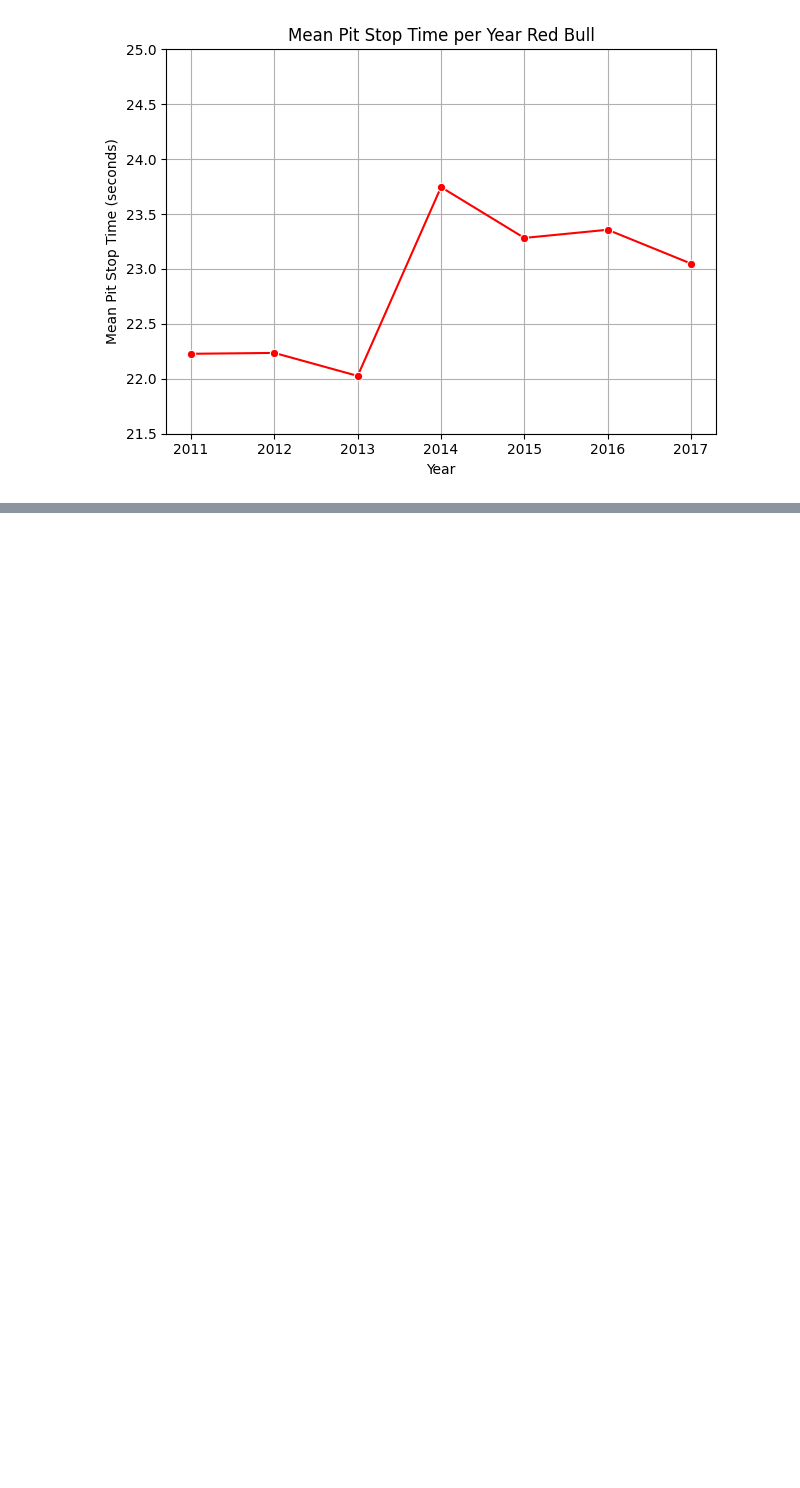
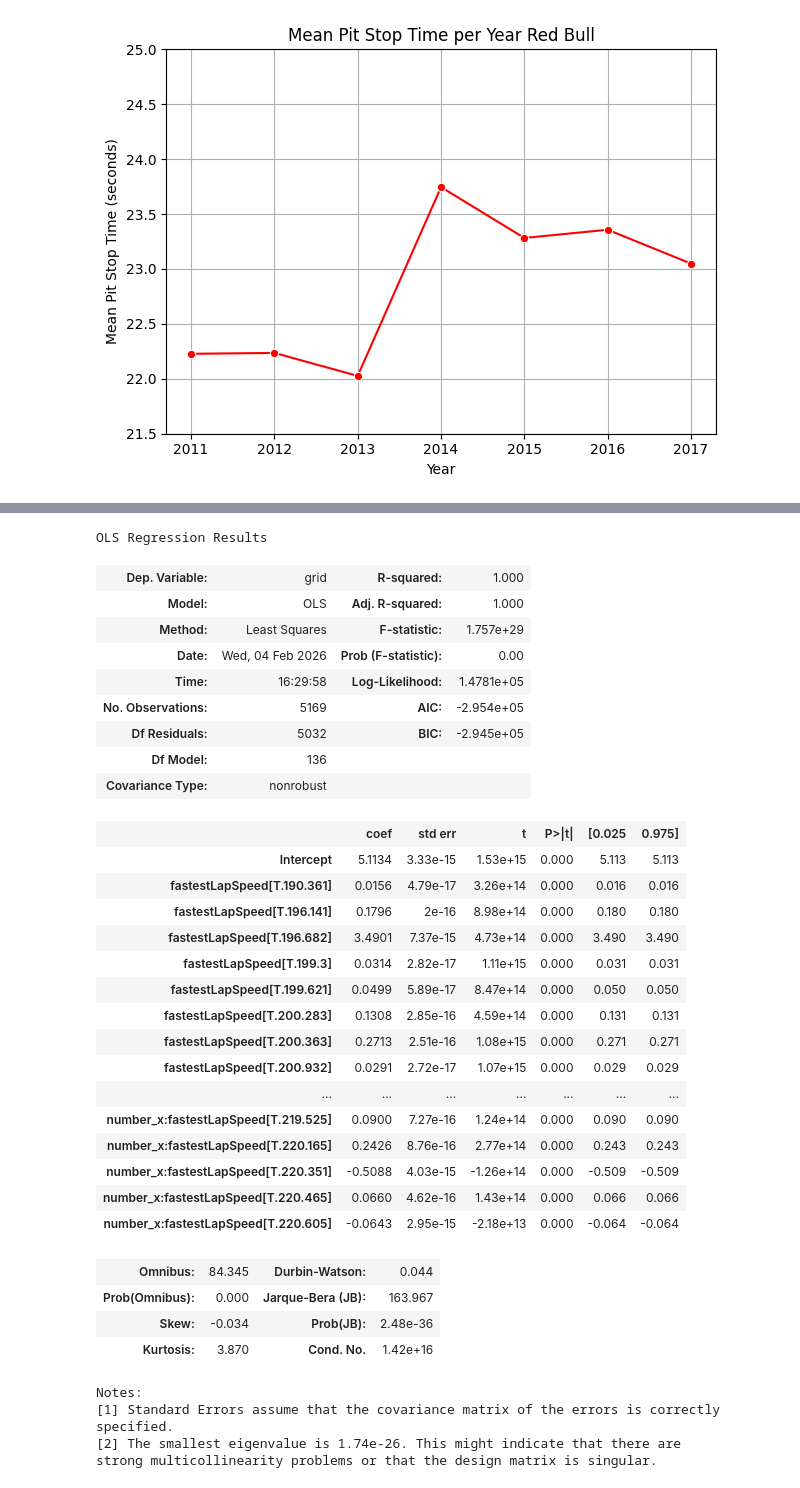
Before and after one commit to kshitiz-tech/F1_data_analysis, a Jupyter notebook: F1_data_analysis.ipynb, the cells around one changed output, grey strips where cells are left out. Drawn from its saved outputs; the diff is of its cells as text; code cells hidden in the pictures; blank space fills up the shorter version.

```diff
--- a/F1_data_analysis.ipynb
+++ b/F1_data_analysis.ipynb
@@ -802,0 +904,2 @@ plotter(df_for_redbull, "Red Bull")
+# %%
+data_imola_merged = pd.merge(data_imola, pitStops, on = ["raceId"], how = "inner")
@@ -802,0 +966,4 @@ plotter(df_for_redbull, "Red Bull")
+# %%
+data_imola_merged = data_imola_merged.rename(columns = {'driverId_x': 'driverId'})
+# %%
+drivers_imola = pd.merge(data_imola_merged,drivers[['driverId','driverRef', 'number']], on = ["driverId"], how = "inner")
@@ -802,0 +980,2 @@ plotter(df_for_redbull, "Red Bull")
+# %%
+model = smf.ols("grid ~ number_x + number_x*fastestLapSpeed", data = drivers_imola).fit()
@@ -802,0 +985,37 @@ plotter(df_for_redbull, "Red Bull")
+# %%
+model.summary()
+# %% [output]
+OLS Regression Results
+| Dep. Variable: | grid | R-squared: | 1.000 |
+| Model: | OLS | Adj. R-squared: | 1.000 |
+| Method: | Least Squares | F-statistic: | 1.757e+29 |
+| Date: | Wed, 04 Feb 2026 | Prob (F-statistic): | 0.00 |
+| Time: | 16:29:58 | Log-Likelihood: | 1.4781e+05 |
+| No. Observations: | 5169 | AIC: | -2.954e+05 |
+| Df Residuals: | 5032 | BIC: | -2.945e+05 |
+| Df Model: | 136 |  |  |
+| Covariance Type: | nonrobust |  |  |
+|  | coef | std err | t | P>|t| | [0.025 | 0.975] |
+| Intercept | 5.1134 | 3.33e-15 | 1.53e+15 | 0.000 | 5.113 | 5.113 |
+| fastestLapSpeed[T.190.361] | 0.0156 | 4.79e-17 | 3.26e+14 | 0.000 | 0.016 | 0.016 |
+| fastestLapSpeed[T.196.141] | 0.1796 | 2e-16 | 8.98e+14 | 0.000 | 0.180 | 0.180 |
+| fastestLapSpeed[T.196.682] | 3.4901 | 7.37e-15 | 4.73e+14 | 0.000 | 3.490 | 3.490 |
+| fastestLapSpeed[T.199.3] | 0.0314 | 2.82e-17 | 1.11e+15 | 0.000 | 0.031 | 0.031 |
+| fastestLapSpeed[T.199.621] | 0.0499 | 5.89e-17 | 8.47e+14 | 0.000 | 0.050 | 0.050 |
+| fastestLapSpeed[T.200.283] | 0.1308 | 2.85e-16 | 4.59e+14 | 0.000 | 0.131 | 0.131 |
+| fastestLapSpeed[T.200.363] | 0.2713 | 2.51e-16 | 1.08e+15 | 0.000 | 0.271 | 0.271 |
+| fastestLapSpeed[T.200.932] | 0.0291 | 2.72e-17 | 1.07e+15 | 0.000 | 0.029 | 0.029 |
+| ... | ... | ... | ... | ... | ... | ... |
+| number_x:fastestLapSpeed[T.219.525] | 0.0900 | 7.27e-16 | 1.24e+14 | 0.000 | 0.090 | 0.090 |
+| number_x:fastestLapSpeed[T.220.165] | 0.2426 | 8.76e-16 | 2.77e+14 | 0.000 | 0.243 | 0.243 |
+| number_x:fastestLapSpeed[T.220.351] | -0.5088 | 4.03e-15 | -1.26e+14 | 0.000 | -0.509 | -0.509 |
+| number_x:fastestLapSpeed[T.220.465] | 0.0660 | 4.62e-16 | 1.43e+14 | 0.000 | 0.066 | 0.066 |
+| number_x:fastestLapSpeed[T.220.605] | -0.0643 | 2.95e-15 | -2.18e+13 | 0.000 | -0.064 | -0.064 |
+| Omnibus: | 84.345 | Durbin-Watson: | 0.044 |
+| Prob(Omnibus): | 0.000 | Jarque-Bera (JB): | 163.967 |
+| Skew: | -0.034 | Prob(JB): | 2.48e-36 |
+| Kurtosis: | 3.870 | Cond. No. | 1.42e+16 |
+Notes:
+[1] Standard Errors assume that the covariance matrix of the errors is correctly specified.
+[2] The smallest eigenvalue is 1.74e-26. This might indicate that there are
+strong multicollinearity problems or that the design matrix is singular.
```
Also changed, not shown: parts of 29 cells of this notebook, 34 other files.
